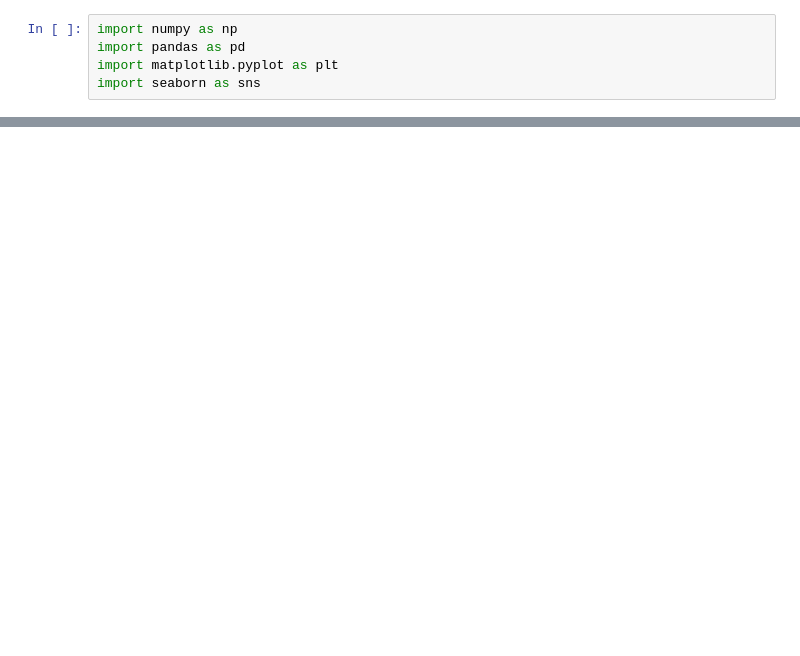
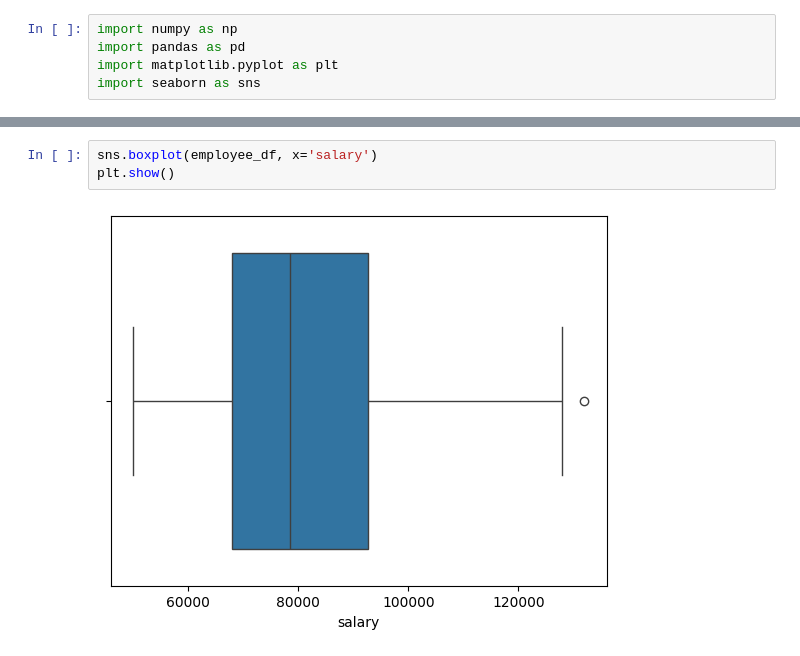
Before and after one commit to AndreiCatalinN/AI-notebooks, a Jupyter notebook: outliers.ipynb, the cells around one changed output, grey strips where cells are left out. Saved outputs shown, nothing was run; the diff lists cells and outputs as text; blank space fills up the shorter version.

```diff
--- a/outliers.ipynb
+++ b/outliers.ipynb
@@ -20,0 +21,5 @@ plt.show()
+# %%
+sns.boxplot(employee_df, x='salary')
+plt.show()
+# %% [output]
+[figure, added]
```
Also changed, not shown: parts of 10 cells of this notebook, 1 other file.
